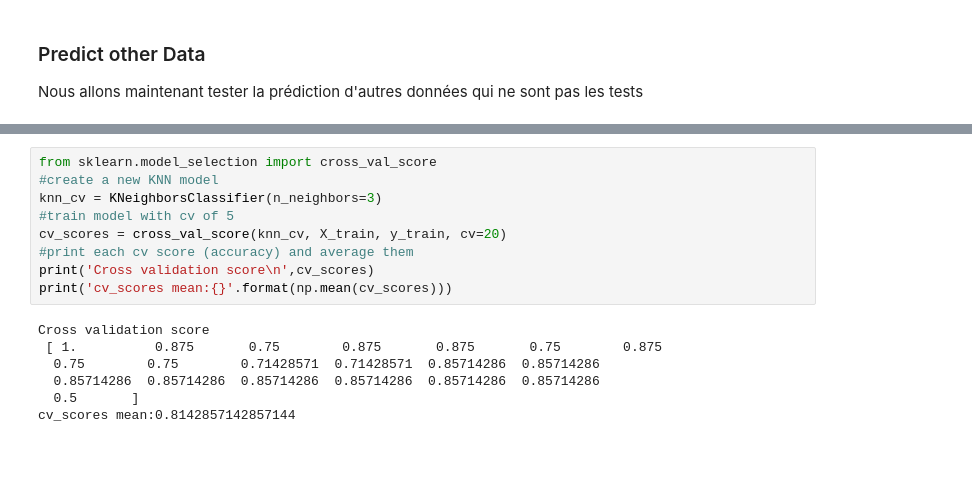
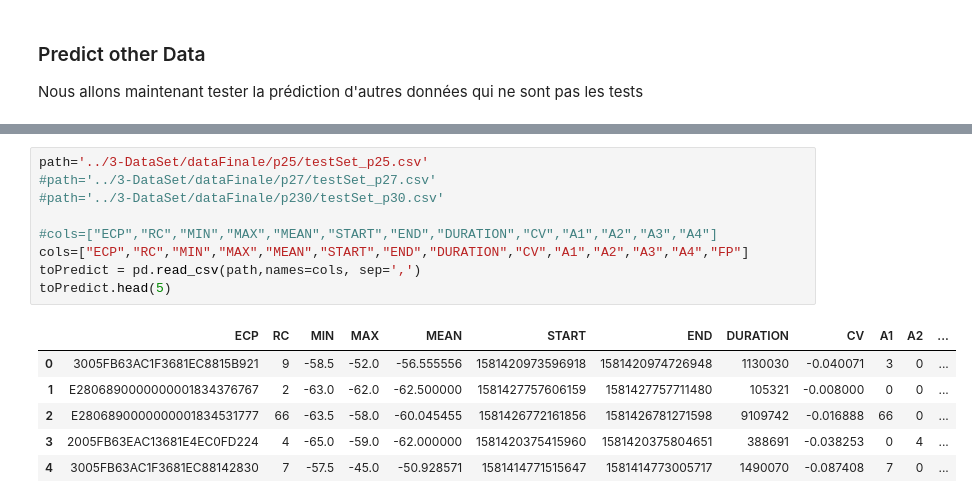
Before and after one commit to asmiou/ProjetPortiqueConnecte, a Jupyter notebook: 5-Classifier/knn.ipynb, the cells around one changed output, grey strips where cells are left out. Saved outputs shown, nothing was run; the diff lists cells and outputs as text; blank space fills up the shorter version.

```diff
--- a/5-Classifier/knn.ipynb
+++ b/5-Classifier/knn.ipynb
@@ -215,16 +205,16 @@ ValueError: query data dimension must match training data dimension
-# %%
-from sklearn.model_selection import cross_val_score
-#create a new KNN model
-knn_cv = KNeighborsClassifier(n_neighbors=3)
-#train model with cv of 5
-cv_scores = cross_val_score(knn_cv, X_train, y_train, cv=20)
-#print each cv score (accuracy) and average them
-print('Cross validation score\n',cv_scores)
-print('cv_scores mean:{}'.format(np.mean(cv_scores)))
-# %% [output]
-Cross validation score
- [ 1.          0.875       0.75        0.875       0.875       0.75        0.875
-  0.75        0.75        0.71428571  0.71428571  0.85714286  0.85714286
-  0.85714286  0.85714286  0.85714286  0.85714286  0.85714286  0.85714286
-  0.5       ]
-cv_scores mean:0.8142857142857144
+# %%
+path='../3-DataSet/dataFinale/p25/testSet_p25.csv'
+#path='../3-DataSet/dataFinale/p27/testSet_p27.csv'
+#path='../3-DataSet/dataFinale/p230/testSet_p30.csv'
+
+#cols=["ECP","RC","MIN","MAX","MEAN","START","END","DURATION","CV","A1","A2","A3","A4"]
+cols=["ECP","RC","MIN","MAX","MEAN","START","END","DURATION","CV","A1","A2","A3","A4","FP"]
+toPredict = pd.read_csv(path,names=cols, sep=',')
+toPredict.head(5)
+# %% [output]
+|  | ECP | RC | MIN | MAX | MEAN | START | END | DURATION | CV | A1 | A2 | ... |
+| 0 | 3005FB63AC1F3681EC8815B921 | 9 | -58.5 | -52.0 | -56.555556 | 1581420973596918 | 1581420974726948 | 1130030 | -0.040071 | 3 | 0 | ... |
+| 1 | E2806890000000001834376767 | 2 | -63.0 | -62.0 | -62.500000 | 1581427757606159 | 1581427757711480 | 105321 | -0.008000 | 0 | 0 | ... |
+| 2 | E2806890000000001834531777 | 66 | -63.5 | -58.0 | -60.045455 | 1581426772161856 | 1581426781271598 | 9109742 | -0.016888 | 66 | 0 | ... |
+| 3 | 2005FB63EAC13681E4EC0FD224 | 4 | -65.0 | -59.0 | -62.000000 | 1581420375415960 | 1581420375804651 | 388691 | -0.038253 | 0 | 4 | ... |
+| 4 | 3005FB63AC1F3681EC88142830 | 7 | -57.5 | -45.0 | -50.928571 | 1581414771515647 | 1581414773005717 | 1490070 | -0.087408 | 7 | 0 | ... |
```
Also changed, not shown: parts of 15 cells of this notebook, 7 other files.
